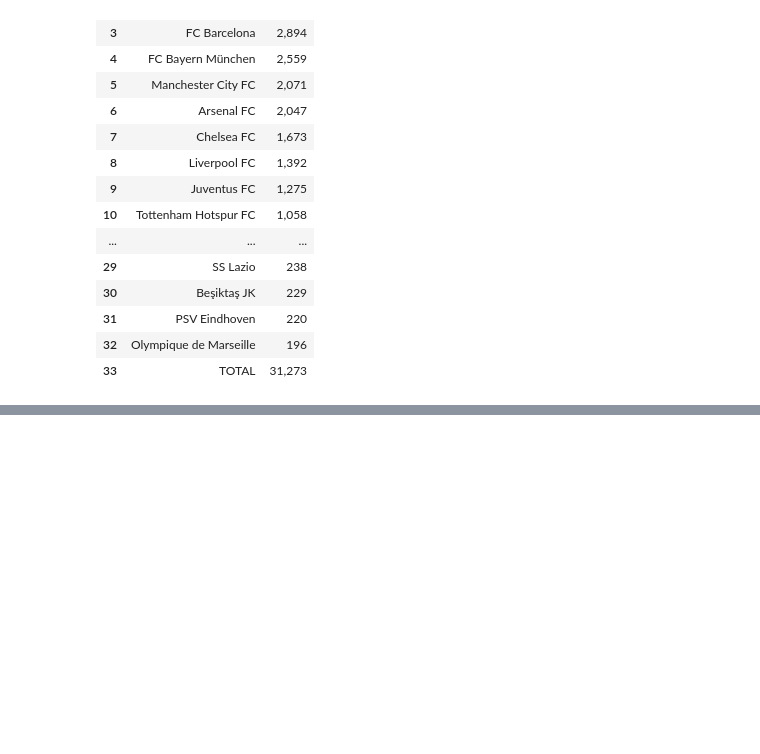
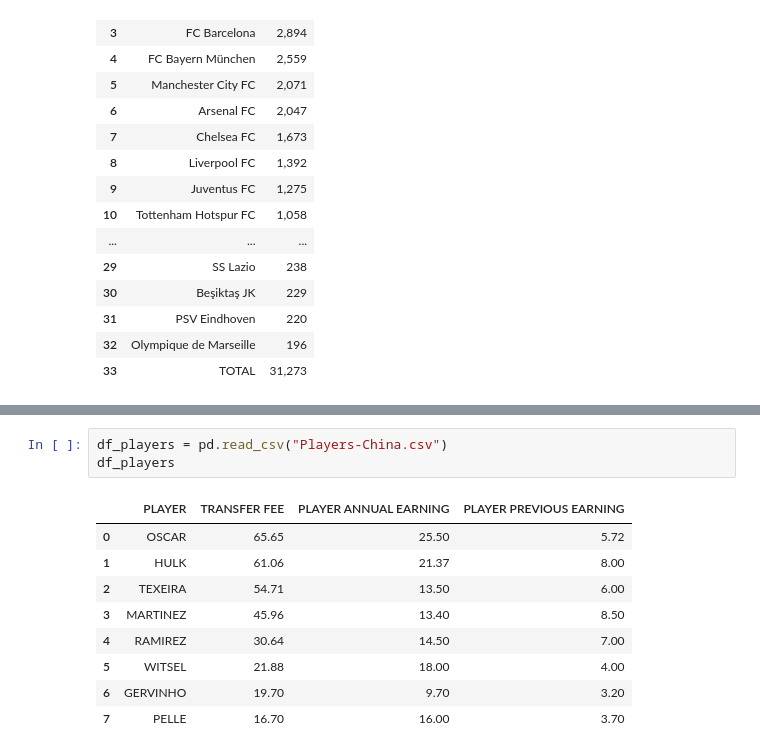
Before and after one commit to chrgavalas/data-projects, a Jupyter notebook: code/project8/China Soccer.ipynb, the cells around one changed output, grey strips where cells are left out. Saved outputs shown, nothing was run; the diff lists cells and outputs as text; blank space fills up the shorter version.

```diff
--- a/code/project8/China Soccer.ipynb
+++ b/code/project8/China Soccer.ipynb
@@ -159,0 +203,13 @@ dtype: object
+# %%
+df_players = pd.read_csv("Players-China.csv")
+df_players
+# %% [output]
+|  | PLAYER | TRANSFER FEE | PLAYER ANNUAL EARNING | PLAYER PREVIOUS EARNING |
+| 0 | OSCAR | 65.65 | 25.50 | 5.72 |
+| 1 | HULK | 61.06 | 21.37 | 8.00 |
+| 2 | TEXEIRA | 54.71 | 13.50 | 6.00 |
+| 3 | MARTINEZ | 45.96 | 13.40 | 8.50 |
+| 4 | RAMIREZ | 30.64 | 14.50 | 7.00 |
+| 5 | WITSEL | 21.88 | 18.00 | 4.00 |
+| 6 | GERVINHO | 19.70 | 9.70 | 3.20 |
+| 7 | PELLE | 16.70 | 16.00 | 3.70 |
```
Also changed, not shown: parts of 9 cells of this notebook, 10 other files.
